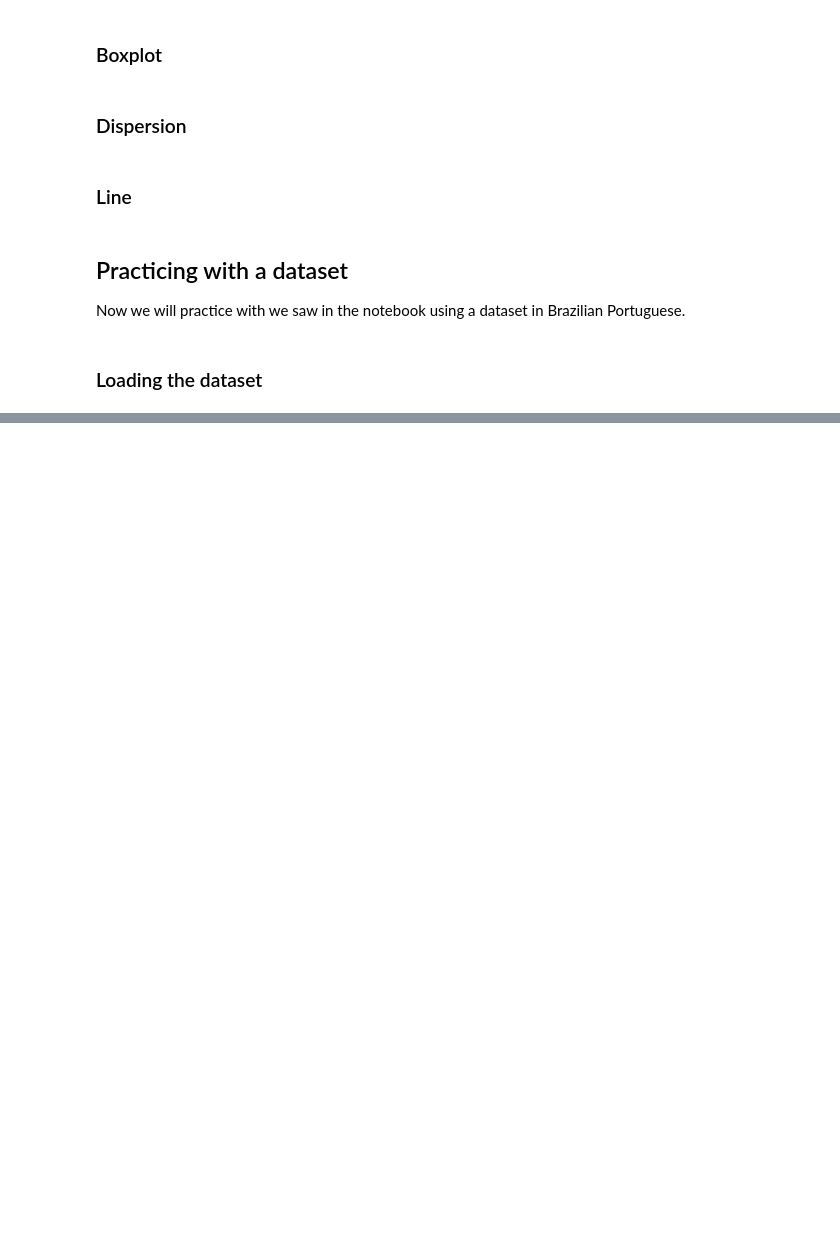
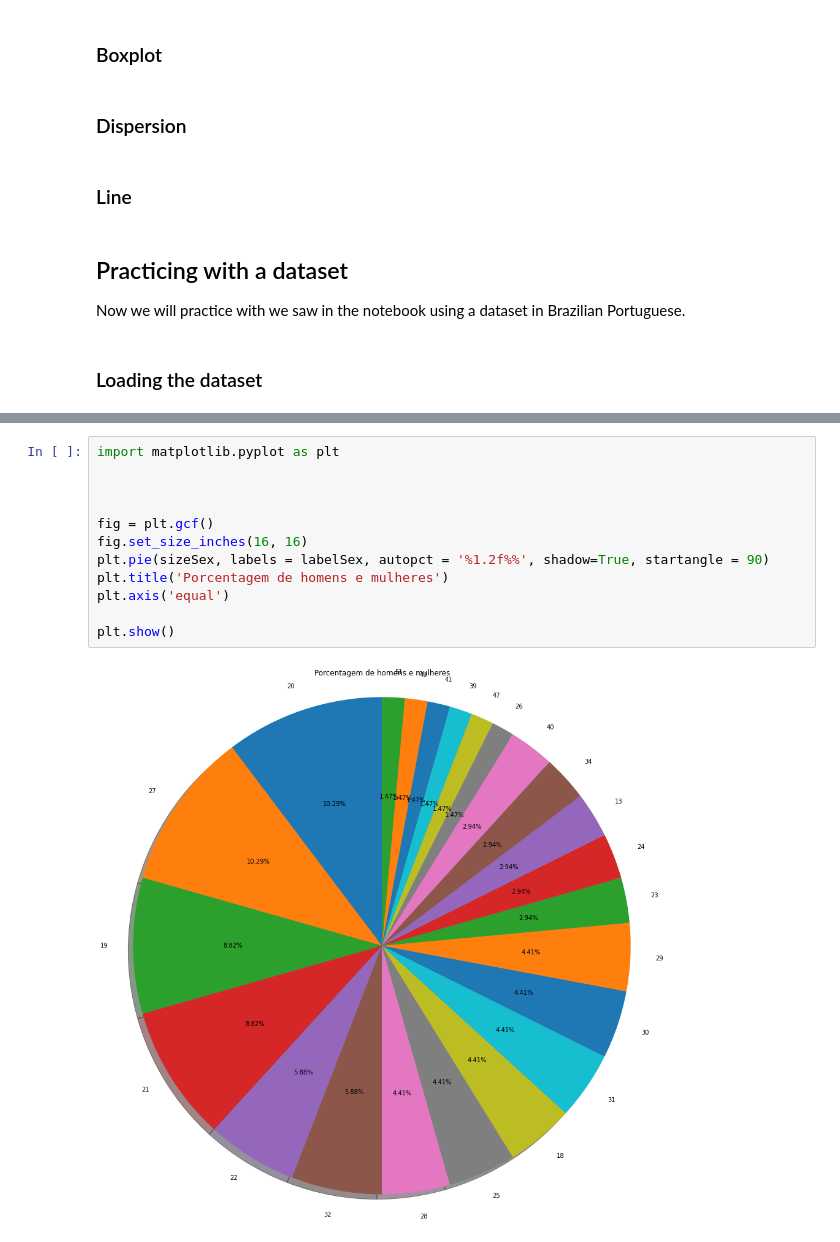
Before and after one commit to brenoslivio/Statistics-Python, a Jupyter notebook: 1-DescriptiveAnalysis/1_DescriptiveAnalysis.ipynb, the cells around one changed output, grey strips where cells are left out. Drawn from its saved outputs; the diff is of its cells as text; blank space fills up the shorter version.

```diff
--- a/1-DescriptiveAnalysis/1_DescriptiveAnalysis.ipynb
+++ b/1-DescriptiveAnalysis/1_DescriptiveAnalysis.ipynb
@@ -190,0 +357,14 @@ dfPoll['height_m'].quantile()
+# %%
+import matplotlib.pyplot as plt
+
+
+
+fig = plt.gcf()
+fig.set_size_inches(16, 16)
+plt.pie(sizeSex, labels = labelSex, autopct = '%1.2f%%', shadow=True, startangle = 90)
+plt.title('Porcentagem de homens e mulheres')
+plt.axis('equal')
+
+plt.show()
+# %% [output]
+[figure, added]
```
Also changed, not shown: parts of 24 cells of this notebook.
